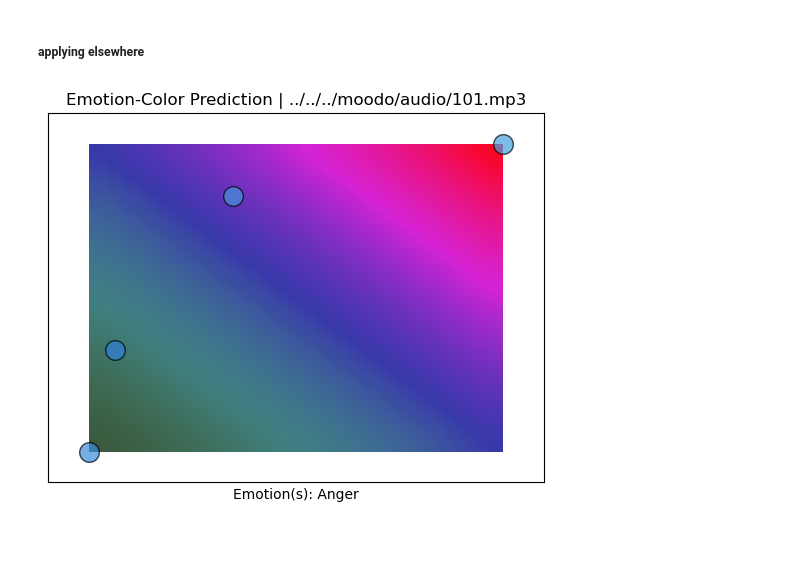
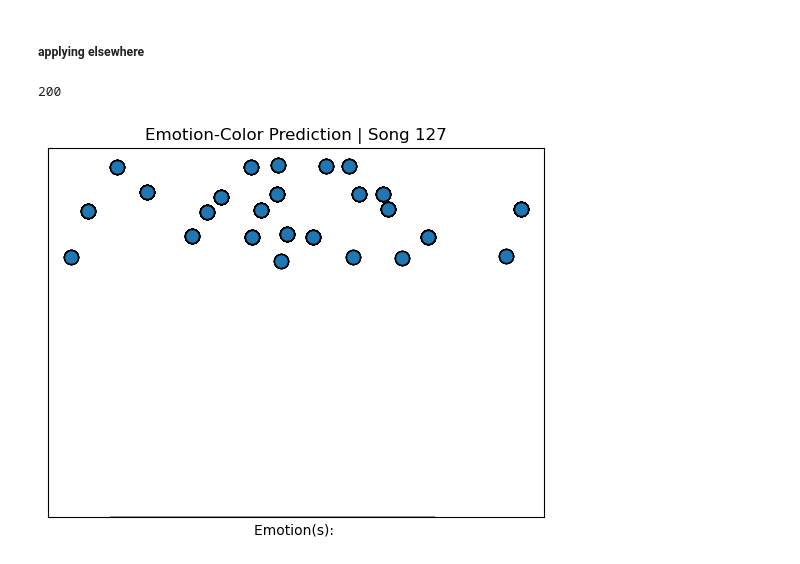
Before and after one commit to emmabacarra/DXARTS481, a Jupyter notebook: Module 2/Final Project/training.ipynb, the cells around one changed output. Saved outputs shown, nothing was run; the diff lists cells and outputs as text; code cells hidden in the pictures.

```diff
--- a/Module 2/Final Project/training.ipynb
+++ b/Module 2/Final Project/training.ipynb
@@ -267,5 +250,10 @@ class EmotionPredictor():
-# %%
-test = EmotionPredictor('../../../moodo/audio/101.mp3')
-test.display()
-# %% [output]
-[figure, removed]
+# %%
+indices = {}
+with open('../../../moodo/indices.txt') as file:
+    for line in file:
+        song_id, _, start, end = line.split(',')
+        indices[song_id] = (int(start), int(end))
+
+print(len(indices))
+# %% [output]
+200
@@ -271,0 +318,6 @@ test.display()
+# %%
+# indices in dataset: 31166:32182
+test = EmotionPredictor(song_id='127')
+test.display()
+# %% [output]
+[figure, added]
```
Also changed, not shown: parts of 11 cells of this notebook, 5 other files.
